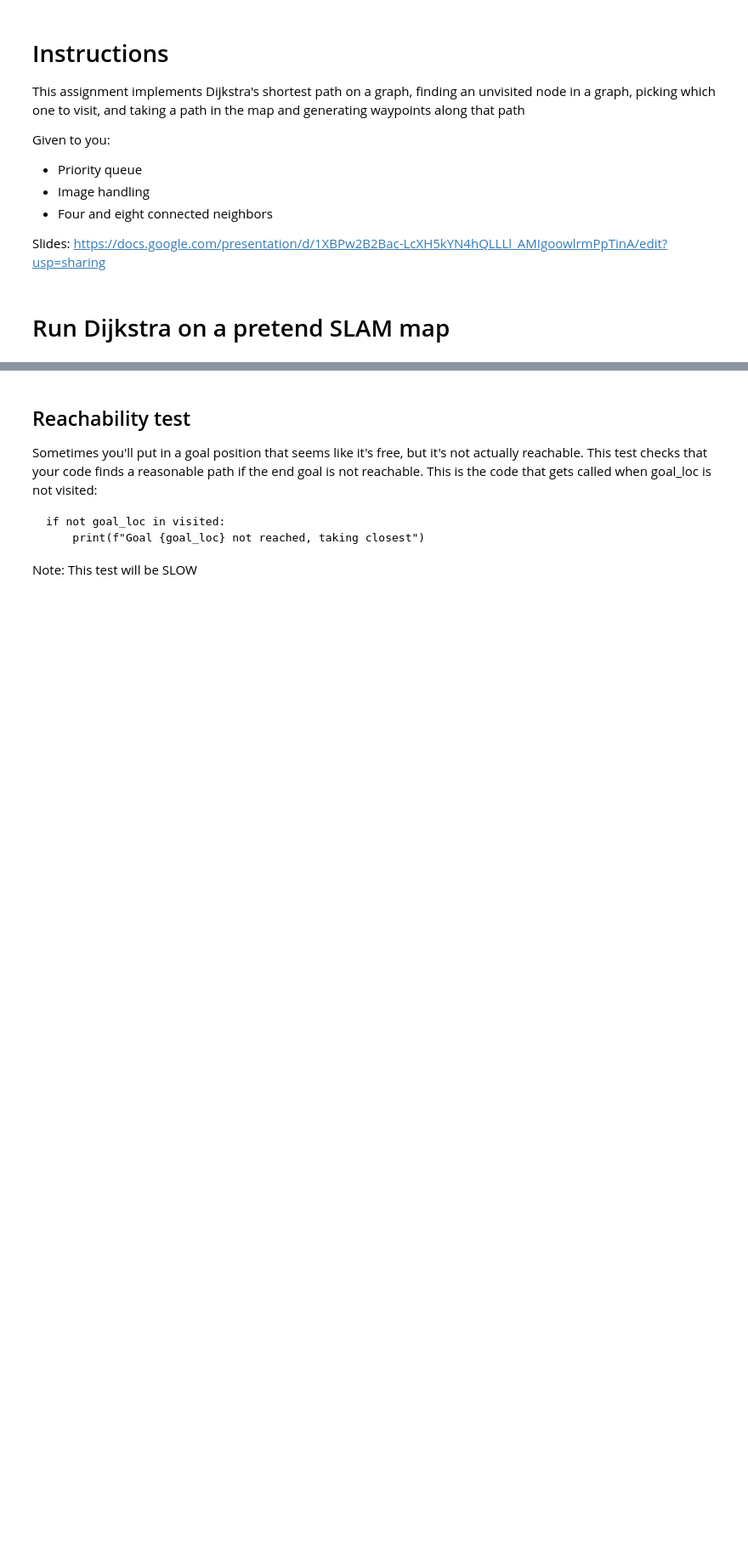
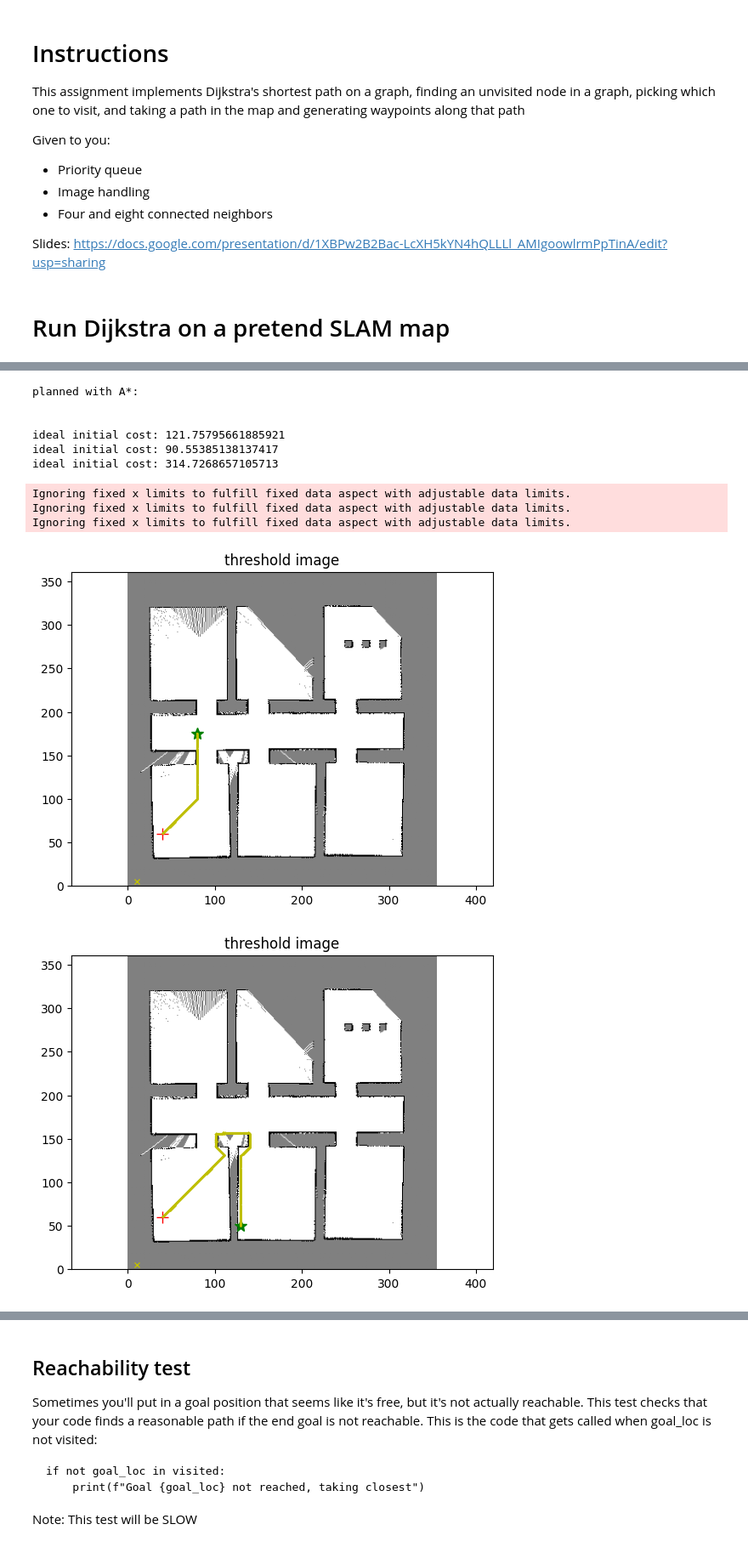
Before and after one commit to ZimHockey13/ROB456, a Jupyter notebook: Assignments/check_dijkstra.ipynb, the cells around one changed output, grey strips where cells are left out. Shown at 85% size. Cells and saved outputs as stored; diff of their text form; code cells hidden in the pictures; blank space fills up the shorter version.

```diff
--- a/Assignments/check_dijkstra.ipynb
+++ b/Assignments/check_dijkstra.ipynb
@@ -87,0 +87,20 @@ dijkstra results:
+# %%
+# lets check the other goal points
+list_of_goals = [robot_goal_hallway, robot_goal_next_room, (258,287)]
+print("planned with A*:")
+print("\n")
+for goal in list_of_goals:
+    path = dijkstra(im_thresh, robot_start_loc, goal, method="A*", ros2=False)
+    plot_with_path(im_thresh, zoom=zoom, robot_loc=robot_start_loc, goal_loc=goal, path=path)
+# %% [output]
+planned with A*:
+
+
+ideal initial cost: 121.75795661885921
+ideal initial cost: 90.55385138137417
+ideal initial cost: 314.7268657105713
+Ignoring fixed x limits to fulfill fixed data aspect with adjustable data limits.
+Ignoring fixed x limits to fulfill fixed data aspect with adjustable data limits.
+Ignoring fixed x limits to fulfill fixed data aspect with adjustable data limits.
+[figure, added]
+[figure, added]
```
Also changed, not shown: parts of 9 cells of this notebook, 2 other files.
